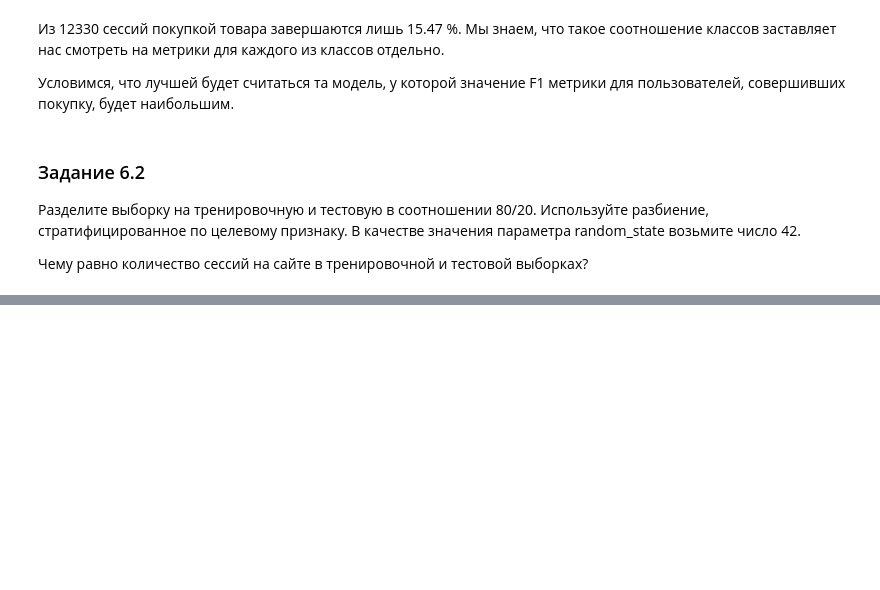
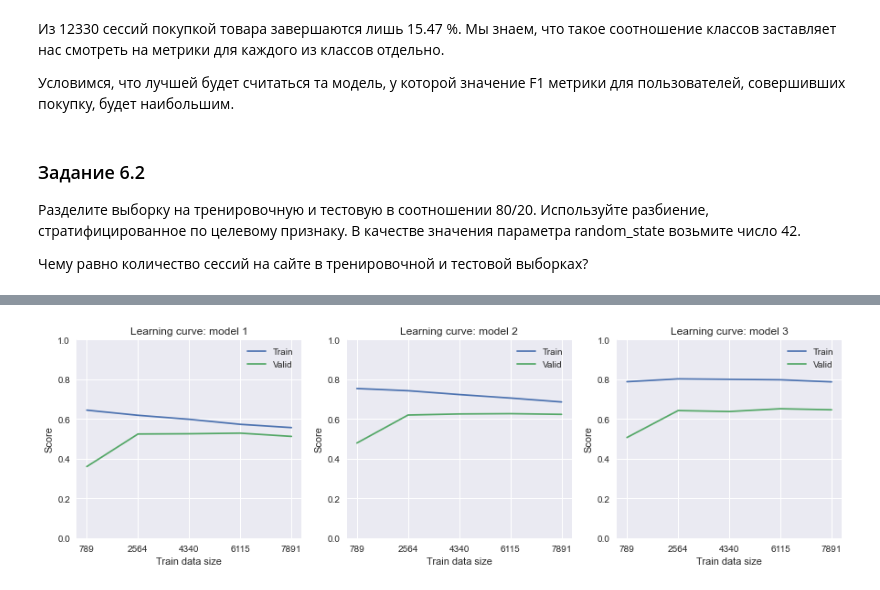
Before and after one commit to Alexx-Yu/python_classes, a Jupyter notebook: Module 34 - ML-5/Practice.ipynb, the cells around one changed output, grey strips where cells are left out. Saved outputs shown, nothing was run; the diff lists cells and outputs as text; code cells hidden in the pictures; blank space fills up the shorter version.

```diff
--- a/Module 34 - ML-5/Practice.ipynb
+++ b/Module 34 - ML-5/Practice.ipynb
@@ -424,3 +424,10 @@ X, y = dummy_data.drop('Revenue', axis=1), dummy_data['Revenue']
 Разделите выборку на тренировочную и тестовую в соотношении 80/20. Используйте разбиение, стратифицированное по целевому признаку. В качестве значения параметра random_state возьмите число 42.
 
 Чему равно количество сессий на сайте в тренировочной и тестовой выборках?
+# %%
+# разбиваем выборку
+X_train, X_test, y_train, y_test = model_selection.train_test_split(X, y, stratify=y, test_size=0.2, random_state=42)
+print('Train shape:', X_train.shape)
+print('Test shape:', X_test.shape)
+print('Train:\n', y_train.value_counts(normalize=True), sep='')
+print('Valid:\n', y_test.value_counts(normalize=True), sep='')
@@ -426,0 +503,63 @@ X, y = dummy_data.drop('Revenue', axis=1), dummy_data['Revenue']
+# %%
+def plot_learning_curve(model, X, y, cv, scoring="f1", ax=None, title=""):
+    # Вычисляем координаты для построения кривой обучения
+    train_sizes, train_scores, valid_scores = model_selection.learning_curve(
+        estimator=model,  # модель
+        X=X,  # матрица наблюдений X
+        y=y,  # вектор ответов y
+        cv=cv,  # кросс-валидатор
+        scoring="f1",  # метрика
+    )
+    # Вычисляем среднее значение по фолдам для каждого набора данных
+    train_scores_mean = np.mean(train_scores, axis=1)
+    valid_scores_mean = np.mean(valid_scores, axis=1)
+    # Если координатной плоскости не было передано, создаём новую
+    if ax is None:
+        fig, ax = plt.subplots(figsize=(10, 4))  # фигура + координатная плоскость
+    # Строим кривую обучения по метрикам на тренировочных фолдах
+    ax.plot(train_sizes, train_scores_mean, label="Train")
+    # Строим кривую обучения по метрикам на валидационных фолдах
+    ax.plot(train_sizes, valid_scores_mean, label="Valid")
+    # Даём название графику и подписи осям
+    ax.set_title("Learning curve: {}".format(title))
+    ax.set_xlabel("Train data size")
+    ax.set_ylabel("Score")
+    # Устанавливаем отметки по оси абсцисс
+    ax.xaxis.set_ticks(train_sizes)
+    # Устанавливаем диапазон оси ординат
+    ax.set_ylim(0, 1)
+    # Отображаем легенду
+    ax.legend()
+
+
+# стратифицированное k-fold-разбиение на 5 фолдов
+skf = model_selection.StratifiedKFold(n_splits=5) #, shuffle=True, random_state=42)
+
+#Создаём список из моделей
+models = [
+    ensemble.RandomForestClassifier(
+        n_estimators=200,
+        max_depth=5,
+        min_samples_leaf=5,
+        random_state=42
+    ),
+    ensemble.RandomForestClassifier(
+        n_estimators=200,
+        max_depth=7,
+        min_samples_leaf=5,
+        random_state=42
+    ),
+    ensemble.RandomForestClassifier(
+        n_estimators=200,
+        max_depth=12,
+        min_samples_leaf=5,
+        random_state=42
+    )]
+
+#Визуализируем кривые обучения
+fig, axes = plt.subplots(1, 3, figsize=(15, 4)) #фигура + три координатных плоскости
+#Создаём цикл по списку моделей и индексам этого списка
+for i, model in enumerate(models): #i — текущий индекс, model — текущая модель
+    plot_learning_curve(model, X_train, y_train, skf, ax=axes[i], title=f'model {i+1}')
+# %% [output]
+[figure, added]
```
Also changed, not shown: parts of 8 cells of this notebook.
